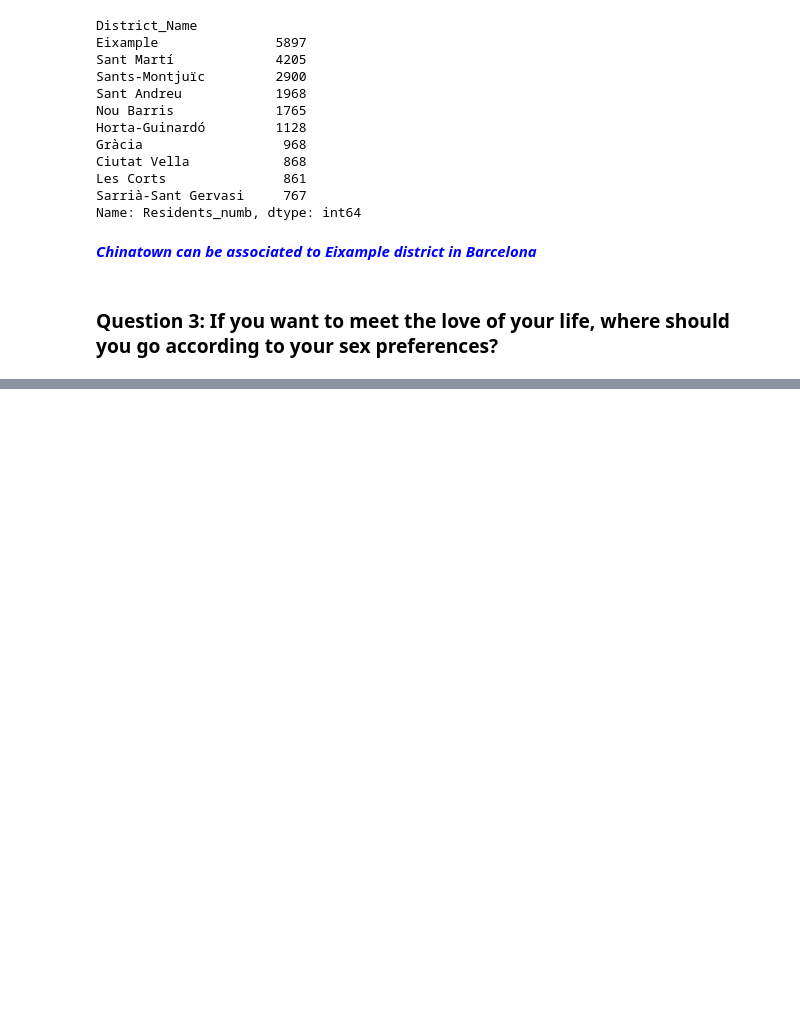
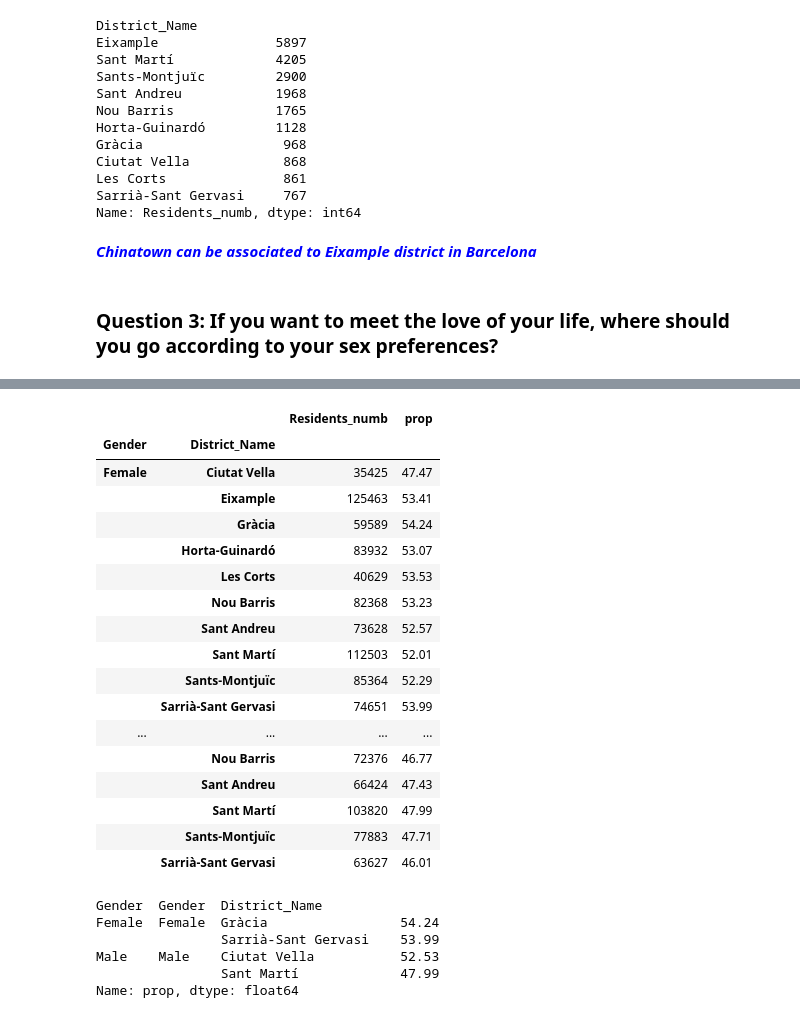
Before and after one commit to Carleto04/Project-Week-2-Barcelona, a Jupyter notebook: your-project/Barcelona_Nationalities.ipynb, the cells around one changed output, grey strips where cells are left out. Saved outputs shown, nothing was run; the diff lists cells and outputs as text; code cells hidden in the pictures; blank space fills up the shorter version.

```diff
--- a/your-project/Barcelona_Nationalities.ipynb
+++ b/your-project/Barcelona_Nationalities.ipynb
@@ -483,6 +483,6 @@ Name: Residents_numb, dtype: int64
 # %% [markdown]
 ### Question 3: If you want to meet the love of your life, where should you go according to your sex preferences?
 # %%
-gender_prop = df_nat.groupby(['Gender','District_Name'])['Residents_numb'].sum().nlargest(4)
+gender_prop = pd.DataFrame(df_nat.groupby(['Gender','District_Name'])['Residents_numb'].sum())
 gender_prop
 # %% [output]
@@ -510,0 +523,33 @@ for i in gender_prop:
+# %%
+gender_prop['prop']=(gender_prop['Residents_numb'])*100/(gender_prop.groupby('District_Name')['Residents_numb'].sum())
+# %%
+gender_prop = gender_prop.round(2)
+gender_prop
+# %% [output]
+|  |  | Residents_numb | prop |
+| Gender | District_Name |  |  |
+| Female | Ciutat Vella | 35425 | 47.47 |
+|  | Eixample | 125463 | 53.41 |
+|  | Gràcia | 59589 | 54.24 |
+|  | Horta-Guinardó | 83932 | 53.07 |
+|  | Les Corts | 40629 | 53.53 |
+|  | Nou Barris | 82368 | 53.23 |
+|  | Sant Andreu | 73628 | 52.57 |
+|  | Sant Martí | 112503 | 52.01 |
+|  | Sants-Montjuïc | 85364 | 52.29 |
+|  | Sarrià-Sant Gervasi | 74651 | 53.99 |
+| ... | ... | ... | ... |
+|  | Nou Barris | 72376 | 46.77 |
+|  | Sant Andreu | 66424 | 47.43 |
+|  | Sant Martí | 103820 | 47.99 |
+|  | Sants-Montjuïc | 77883 | 47.71 |
+|  | Sarrià-Sant Gervasi | 63627 | 46.01 |
+# %%
+gender_prop.groupby('Gender')['prop'].nlargest(2)
+# %% [output]
+Gender  Gender  District_Name
+Female  Female  Gràcia                 54.24
+                Sarrià-Sant Gervasi    53.99
+Male    Male    Ciutat Vella           52.53
+                Sant Martí             47.99
+Name: prop, dtype: float64
```
Also changed, not shown: parts of 6 cells of this notebook.
